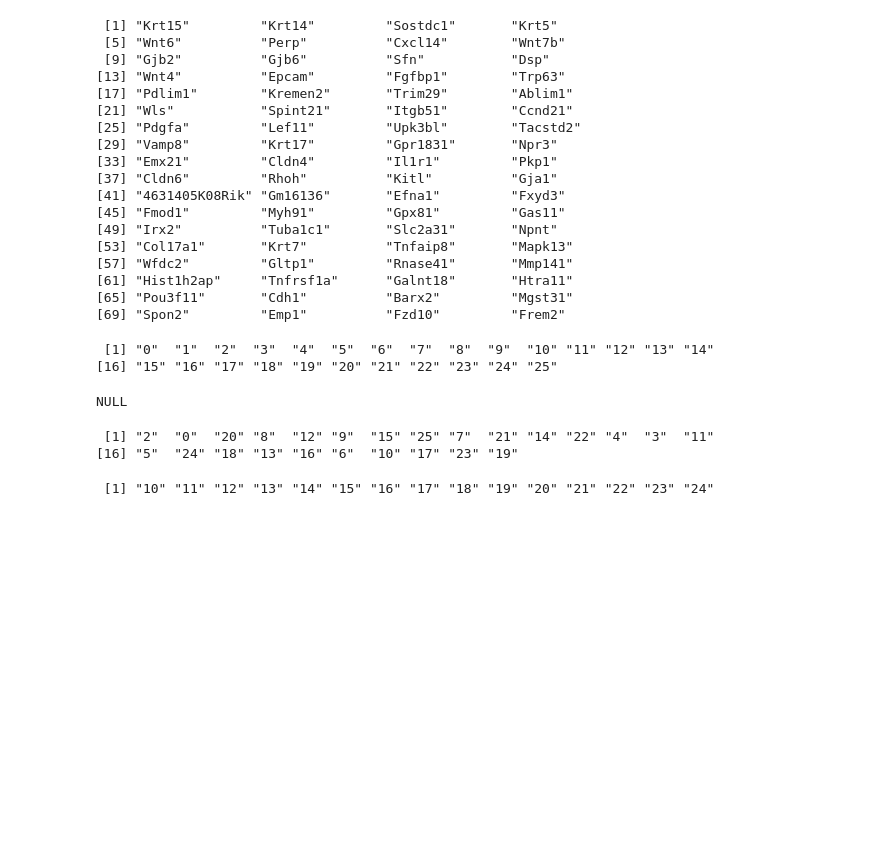
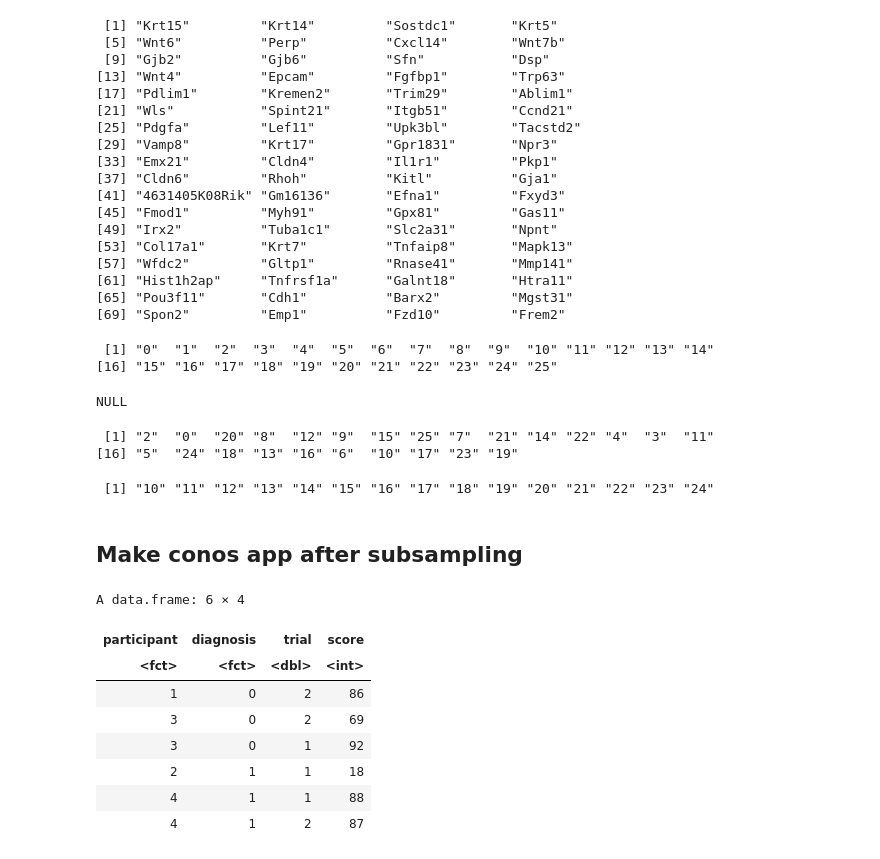
Before and after one commit to hiraksarkar/neuroblastoma_analysis, a Jupyter notebook: notebook/Mouse_NB_Adrenal_8_samples.ipynb, the cells around one changed output. Cells and saved outputs as stored; diff of their text form; code cells hidden in the pictures; blank space fills up the shorter version.

```diff
--- a/notebook/Mouse_NB_Adrenal_8_samples.ipynb
+++ b/notebook/Mouse_NB_Adrenal_8_samples.ipynb
@@ -159,3 +159,29 @@ ggsave(
 levels(seurat.8.markers$cluster)[11:25]
 # %% [output]
  [1] "10" "11" "12" "13" "14" "15" "16" "17" "18" "19" "20" "21" "22" "23" "24"
+# %% [markdown]
+## Make conos app after subsampling
+# %%
+# Attach packages
+library(groupdata2)
+
+# Create data frame
+df <- data.frame(
+  "participant" = factor(c(1, 1, 2, 3, 3, 3, 3, 4, 4, 5, 5, 5, 5)),
+  "diagnosis" = factor(c(0, 0, 1, 0, 0, 0, 0, 1, 1, 0, 0, 0, 0)),
+  "trial" = c(1, 2, 1, 1, 2, 3, 4, 1, 2, 1, 2, 3, 4),
+  "score" = sample(c(1:100), 13)
+)
+
+# Using downsample()
+downsample(df, cat_col = "diagnosis")
+# %% [output]
+A data.frame: 6 × 4
+| participant | diagnosis | trial | score |
+| <fct> | <fct> | <dbl> | <int> |
+| 1 | 0 | 2 | 86 |
+| 3 | 0 | 2 | 69 |
+| 3 | 0 | 1 | 92 |
+| 2 | 1 | 1 | 18 |
+| 4 | 1 | 1 | 88 |
+| 4 | 1 | 2 | 87 |
```
Also changed, not shown: parts of 8 cells of this notebook, 1 other file.
